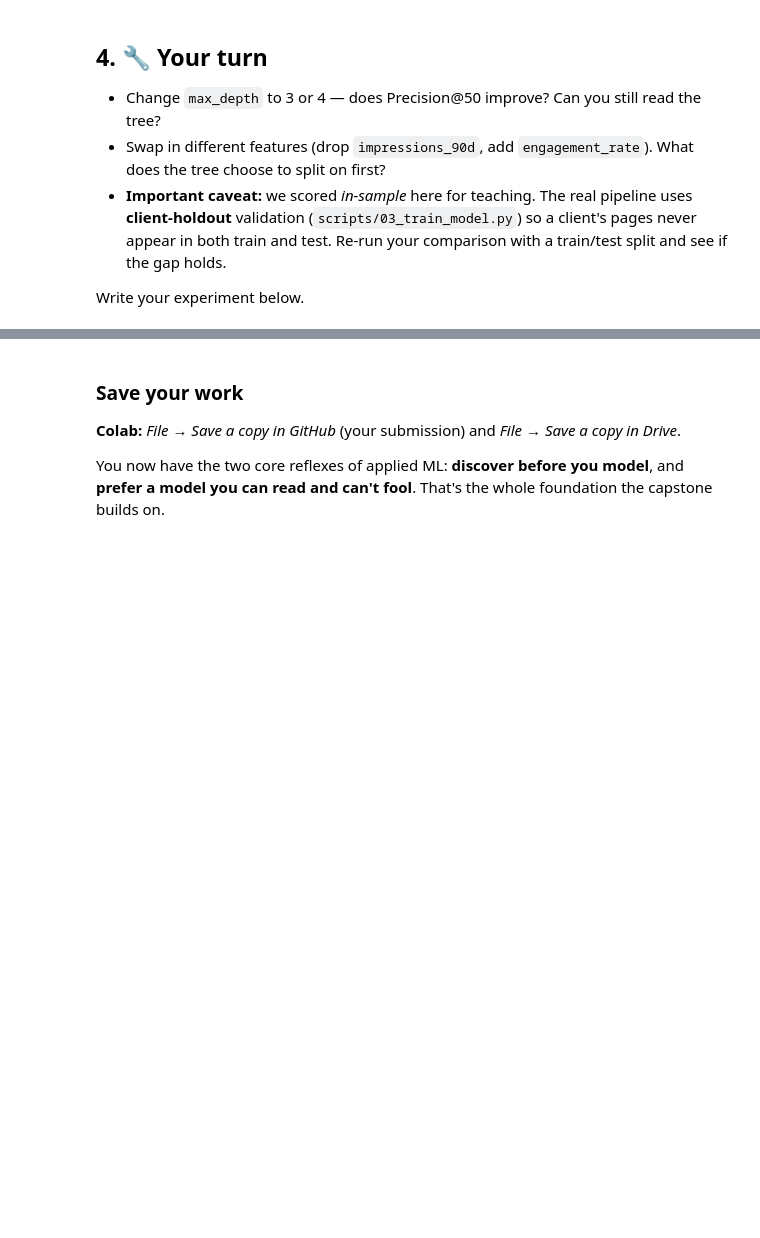
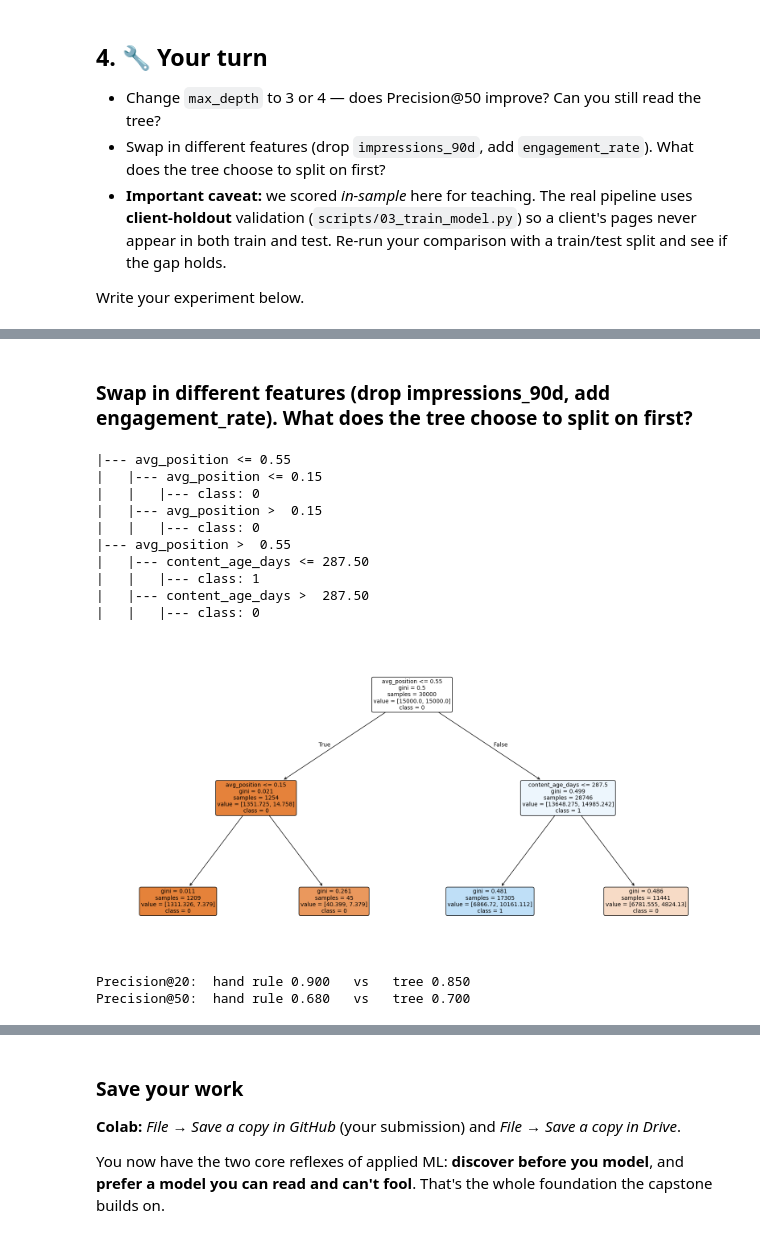
Before and after one commit to Ali-Haider987/alihaider-flyrank-ml, a Jupyter notebook: notebooks/02_your_first_readable_model.ipynb, the cells around one changed output, grey strips where cells are left out. Cells and saved outputs as stored; diff of their text form; code cells hidden in the pictures; blank space fills up the shorter version.

```diff
--- a/notebooks/02_your_first_readable_model.ipynb
+++ b/notebooks/02_your_first_readable_model.ipynb
@@ -106,0 +210,48 @@ Write your experiment below.
+# %% [markdown]
+### **Swap in different features (drop impressions_90d, add engagement_rate). What does the tree choose to split on first?**
+# %%
+from sklearn.tree import DecisionTreeClassifier, export_text
+
+features = ["content_age_days", "days_since_last_update", "engagement_rate",
+            "avg_position", "ctr", "word_count"]
+X = df[features].replace([np.inf, -np.inf], np.nan).fillna(0)
+
+tree = DecisionTreeClassifier(max_depth=2, class_weight="balanced", random_state=42)
+tree.fit(X, y)
+
+print(export_text(tree, feature_names=features))
+from sklearn.tree import plot_tree
+import matplotlib.pyplot as plt
+
+plt.figure(figsize=(20, 10))
+plot_tree(
+    tree,
+    feature_names=features,
+    class_names=[str(c) for c in tree.classes_],
+    filled=True,
+    rounded=True,
+    fontsize=10
+)
+
+plt.show()
+# %% [output]
+|--- avg_position <= 0.55
+|   |--- avg_position <= 0.15
+|   |   |--- class: 0
+|   |--- avg_position >  0.15
+|   |   |--- class: 0
+|--- avg_position >  0.55
+|   |--- content_age_days <= 287.50
+|   |   |--- class: 1
+|   |--- content_age_days >  287.50
+|   |   |--- class: 0
+[figure, added]
+# %%
+tree_score = tree.predict_proba(X)[:, 1]
+for k in (20, 50):
+    hr = precision_at_k(df["hand_rule_score"], y, k)
+    tr = precision_at_k(tree_score, y, k)
+    print(f"Precision@{k}:  hand rule {hr:.3f}   vs   tree {tr:.3f}")
+# %% [output]
+Precision@20:  hand rule 0.900   vs   tree 0.850
+Precision@50:  hand rule 0.680   vs   tree 0.700
```
Also changed, not shown: parts of 19 cells of this notebook.
